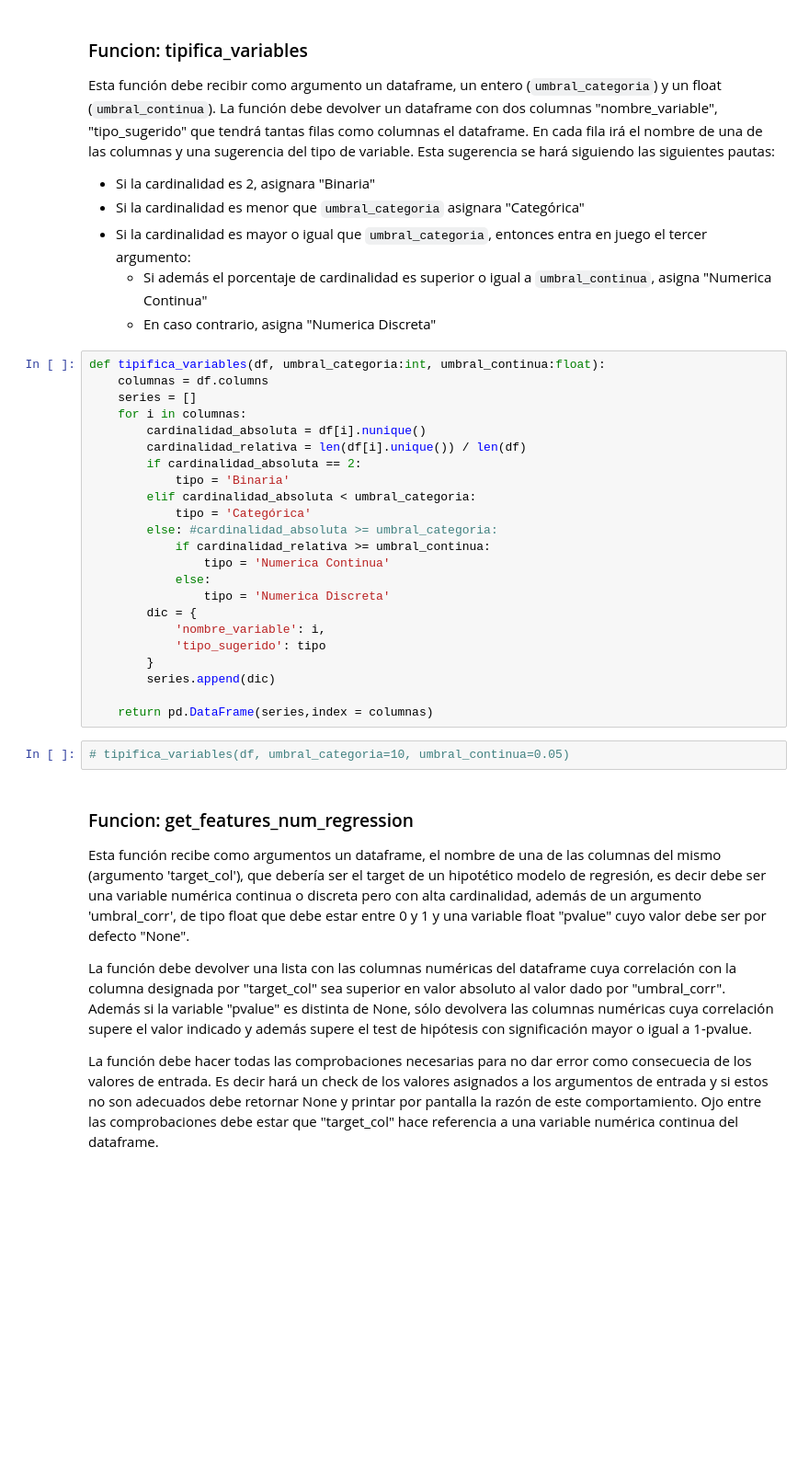
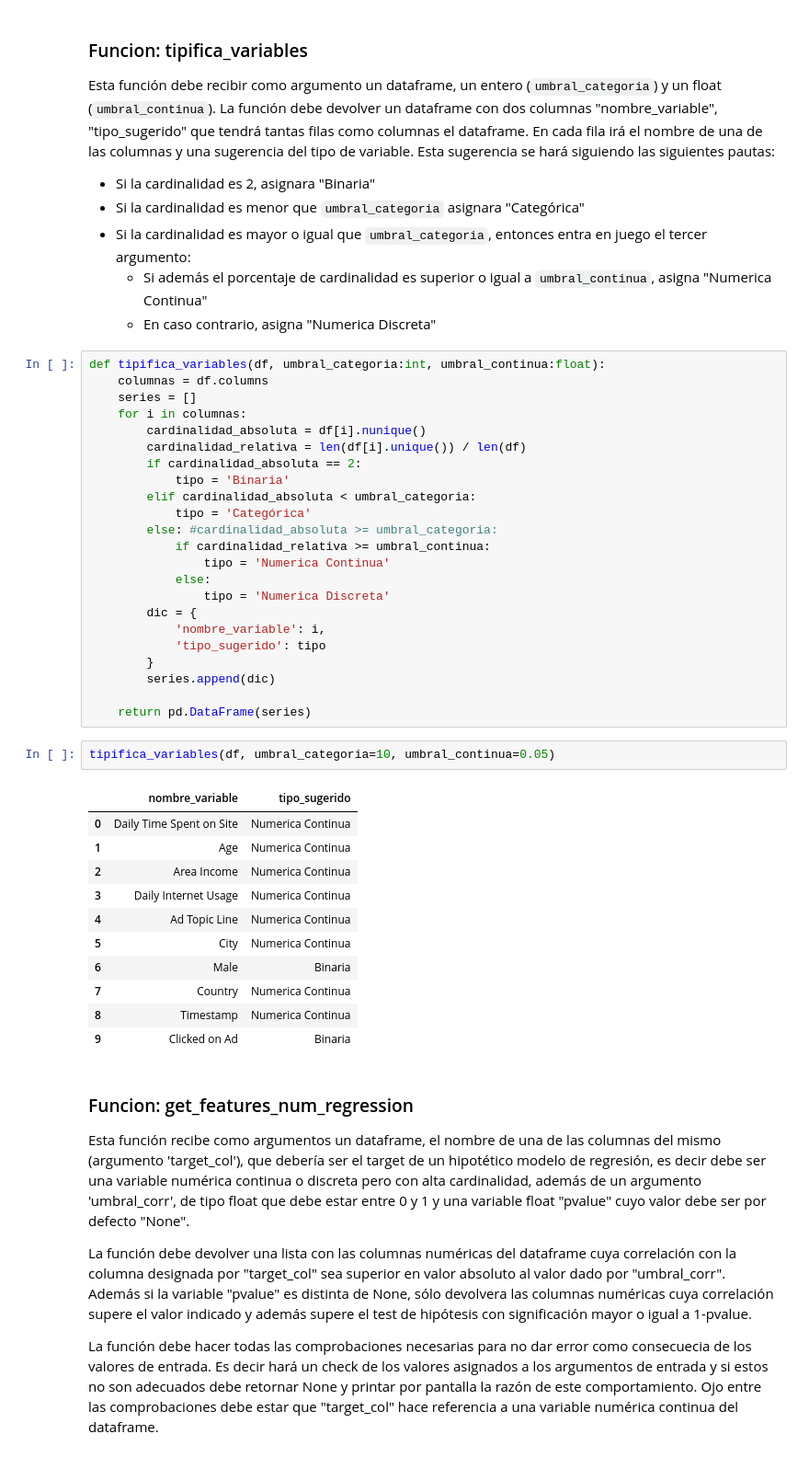
Before and after one commit to mrosm-dev/Team_Challenge_TOOLBOX_Equipo02, a Jupyter notebook: Mili/Team_Challenge_ToolBox.ipynb, the cells around one changed output. Shown at 92% size. Cells and saved outputs as stored; diff of their text form; blank space fills up the shorter version.

```diff
--- a/Mili/Team_Challenge_ToolBox.ipynb
+++ b/Mili/Team_Challenge_ToolBox.ipynb
@@ -132,9 +120,21 @@ def tipifica_variables(df, umbral_categoria:int, umbral_continua:float):
         }
         series.append(dic)
 
-    return pd.DataFrame(series,index = columnas)
+    return pd.DataFrame(series)
 # %%
-# tipifica_variables(df, umbral_categoria=10, umbral_continua=0.05)
+tipifica_variables(df, umbral_categoria=10, umbral_continua=0.05)
+# %% [output]
+|  | nombre_variable | tipo_sugerido |
+| 0 | Daily Time Spent on Site | Numerica Continua |
+| 1 | Age | Numerica Continua |
+| 2 | Area Income | Numerica Continua |
+| 3 | Daily Internet Usage | Numerica Continua |
+| 4 | Ad Topic Line | Numerica Continua |
+| 5 | City | Numerica Continua |
+| 6 | Male | Binaria |
+| 7 | Country | Numerica Continua |
+| 8 | Timestamp | Numerica Continua |
+| 9 | Clicked on Ad | Binaria |
 # %% [markdown]
 ### Funcion: get_features_num_regression
 
```
Also changed, not shown: parts of 3 cells of this notebook.
